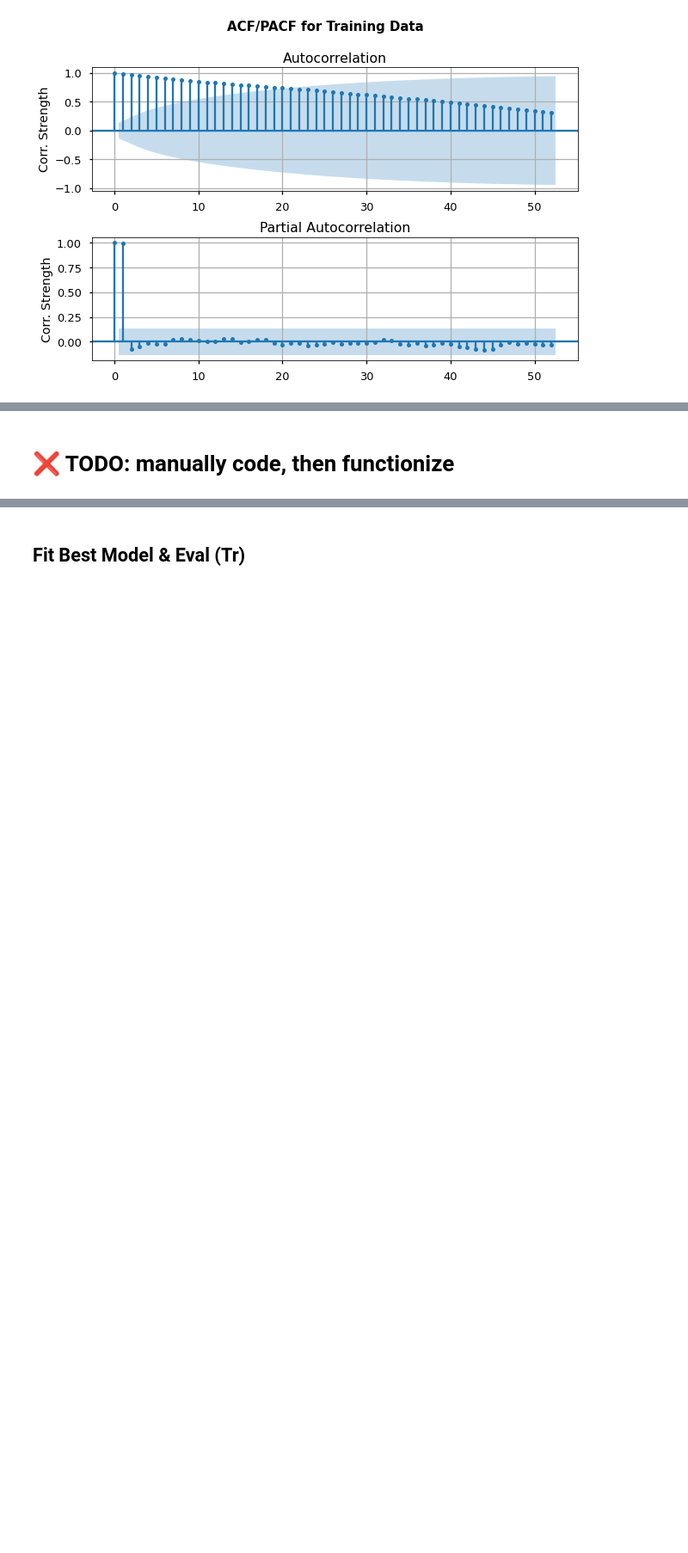
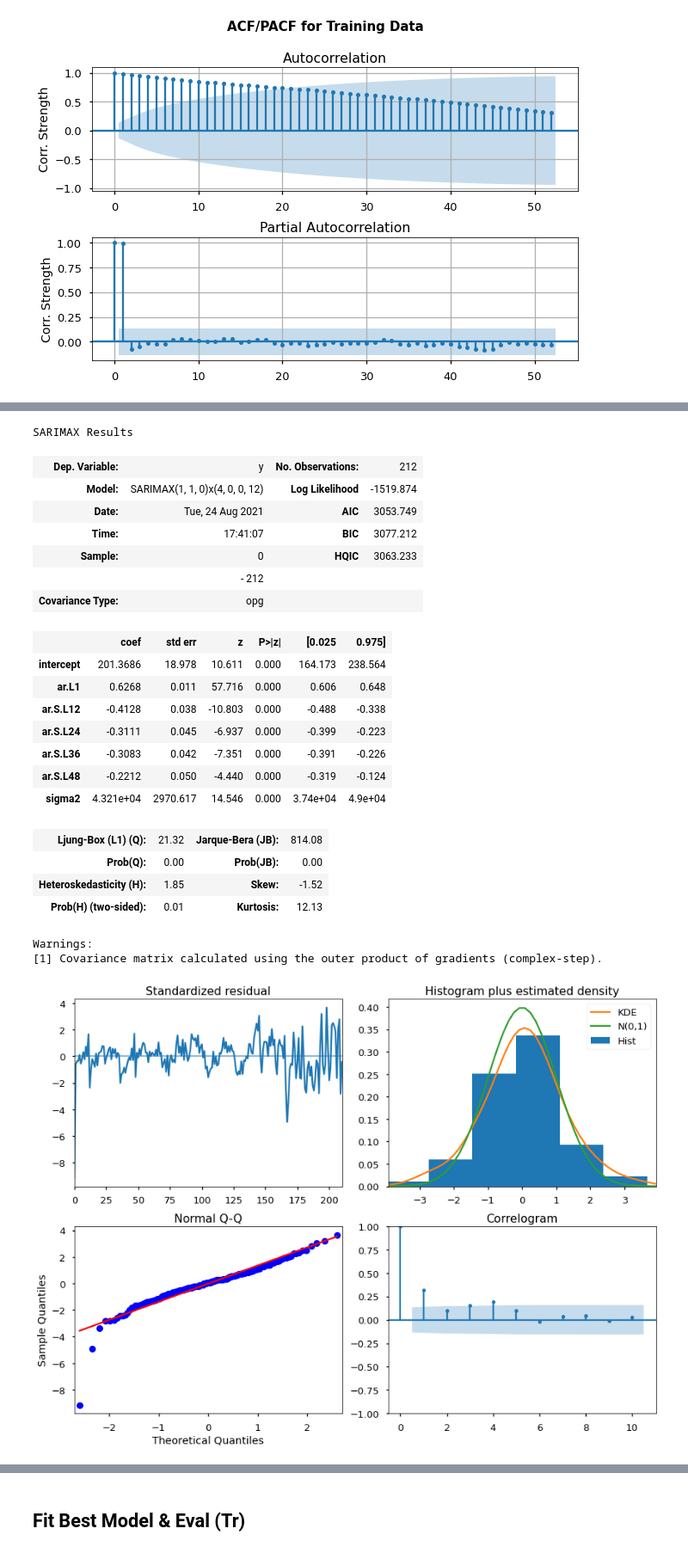
Before and after one commit to BenJMcCarty/Best_of_the_Burgh, a Jupyter notebook: workbooks/WIP_Main_Notebook.ipynb, the cells around one changed output, grey strips where cells are left out. Shown at 86% size. Drawn from its saved outputs; the diff is of its cells as text; code cells hidden in the pictures; blank space fills up the shorter version.

```diff
--- a/workbooks/WIP_Main_Notebook.ipynb
+++ b/workbooks/WIP_Main_Notebook.ipynb
@@ -847,2 +885,0 @@ plt.tight_layout()
-# %% [markdown]
-# ❌ TODO: manually code, then  functionize
@@ -855,0 +886,36 @@ def diagnose_model(model):
+# %%
+## Using auto_arima to determine best parameters for modeling
+auto_model = pmd.auto_arima(train,
+                            start_p=0,start_q=0,d=1,
+                            max_p=2,max_q=2,
+                            start_P=3,start_Q=0,D=0,
+                            max_P=4,max_Q=1, m=12,
+                            verbose=2)
+
+display(auto_model.summary())
+auto_model.plot_diagnostics(figsize= (12,9));
+plt.tight_layout()
+# %% [output]
+SARIMAX Results
+| Dep. Variable: | y | No. Observations: | 212 |
+| Model: | SARIMAX(1, 1, 0)x(4, 0, 0, 12) | Log Likelihood | -1519.874 |
+| Date: | Tue, 24 Aug 2021 | AIC | 3053.749 |
+| Time: | 17:41:07 | BIC | 3077.212 |
+| Sample: | 0 | HQIC | 3063.233 |
+|  | - 212 |  |  |
+| Covariance Type: | opg |  |  |
+|  | coef | std err | z | P>|z| | [0.025 | 0.975] |
+| intercept | 201.3686 | 18.978 | 10.611 | 0.000 | 164.173 | 238.564 |
+| ar.L1 | 0.6268 | 0.011 | 57.716 | 0.000 | 0.606 | 0.648 |
+| ar.S.L12 | -0.4128 | 0.038 | -10.803 | 0.000 | -0.488 | -0.338 |
+| ar.S.L24 | -0.3111 | 0.045 | -6.937 | 0.000 | -0.399 | -0.223 |
+| ar.S.L36 | -0.3083 | 0.042 | -7.351 | 0.000 | -0.391 | -0.226 |
+| ar.S.L48 | -0.2212 | 0.050 | -4.440 | 0.000 | -0.319 | -0.124 |
+| sigma2 | 4.321e+04 | 2970.617 | 14.546 | 0.000 | 3.74e+04 | 4.9e+04 |
+| Ljung-Box (L1) (Q): | 21.32 | Jarque-Bera (JB): | 814.08 |
+| Prob(Q): | 0.00 | Prob(JB): | 0.00 |
+| Heteroskedasticity (H): | 1.85 | Skew: | -1.52 |
+| Prob(H) (two-sided): | 0.01 | Kurtosis: | 12.13 |
+Warnings:
+[1] Covariance matrix calculated using the outer product of gradients (complex-step).
+[figure, added]
```
Also changed, not shown: parts of 20 cells of this notebook.
